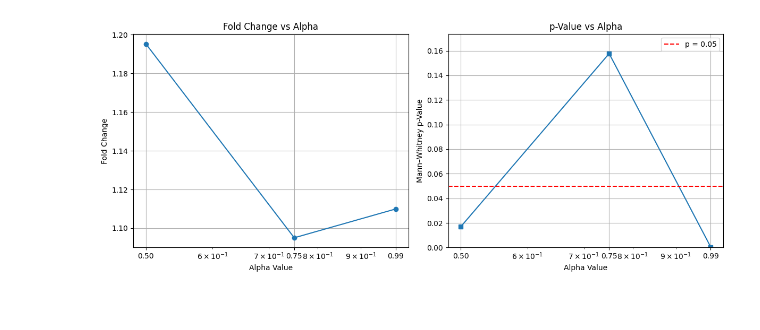
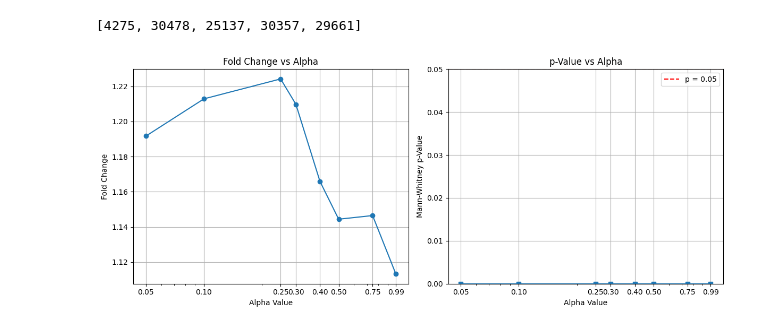
Before and after one commit to ethanoutangoun/chromatin-heart-dev, a Jupyter notebook: alpha_notebook.ipynb, the cells around one changed output. Cells and saved outputs as stored; diff of their text form; code cells hidden in the pictures.

Commit message:
fold change graph

```diff
--- a/alpha_notebook.ipynb
+++ b/alpha_notebook.ipynb
@@ -61,16 +61,20 @@ def build_walk_index(contact_matrix):
             cdfs[i]      = np.cumsum(probs)
     return neighbors, cdfs
 # %%
-contact_matrix_zero = np.load('data/hic/wt_100kb_balanced_zeroed.npy')
+contact_matrix_zero = np.load('data/hic/wildtype_100kb_zeroed.npy')
 neighbors, cdfs = build_walk_index(contact_matrix_zero)
+# %%
+cf.find_greedy_clique(contact_matrix_zero, 5, TTN_BIN)
+# %% [output]
+[4275, 30478, 25137, 30357, 29661]
 # %%
 import functions as f
 from matplotlib.ticker import ScalarFormatter
 from scipy import stats
 
-clique_size     = 10
+clique_size     = 7
 num_iterations  = 10000
-alphas          = [0.01, 0.03, 0.05, 0.1, 0.25, 0.5, 0.75, 0.99]
+alphas          = [0.05, 0.1, 0.25, 0.3, 0.4, 0.5, 0.75, 0.99]
 
 fold_changes = []
 p_values     = []
@@ -115,31 +119,31 @@ fig, (ax1, ax2) = plt.subplots(1, 2, figsize=(12, 5), sharex=True)
 ax1.plot(alphas, fold_changes, marker='o')
 ax1.set_xscale('log')
 ax1.set_xticks(alphas)
 ax1.get_xaxis().set_major_formatter(ScalarFormatter())
 ax1.set_xlabel('Alpha Value')
 ax1.set_ylabel('Fold Change')
 ax1.set_title('Fold Change vs Alpha')
 ax1.grid(True)
 
 # p-value vs alpha with p=0.05 line
 ax2.plot(alphas, p_values, marker='s')
 ax2.axhline(0.05, linestyle='--', color='red', label='p = 0.05')
 ax2.set_xscale('log')
 ax2.set_xticks(alphas)
 ax2.get_xaxis().set_major_formatter(ScalarFormatter())
 ax2.set_xlabel('Alpha Value')
 ax2.set_ylabel('Mann-Whitney p-Value')
 ax2.set_title('p-Value vs Alpha')
 
 
 max_p = max(p_values)
 top = max(max_p * 1.1, 0.05)
 ax2.set_ylim(0, top)
 
 ax2.legend()
 ax2.grid(True)
 
 plt.tight_layout()
 plt.show()
 # %% [output]
-[figure, old version]
+[figure, new version]
```
Also changed, not shown: 21 other files.
